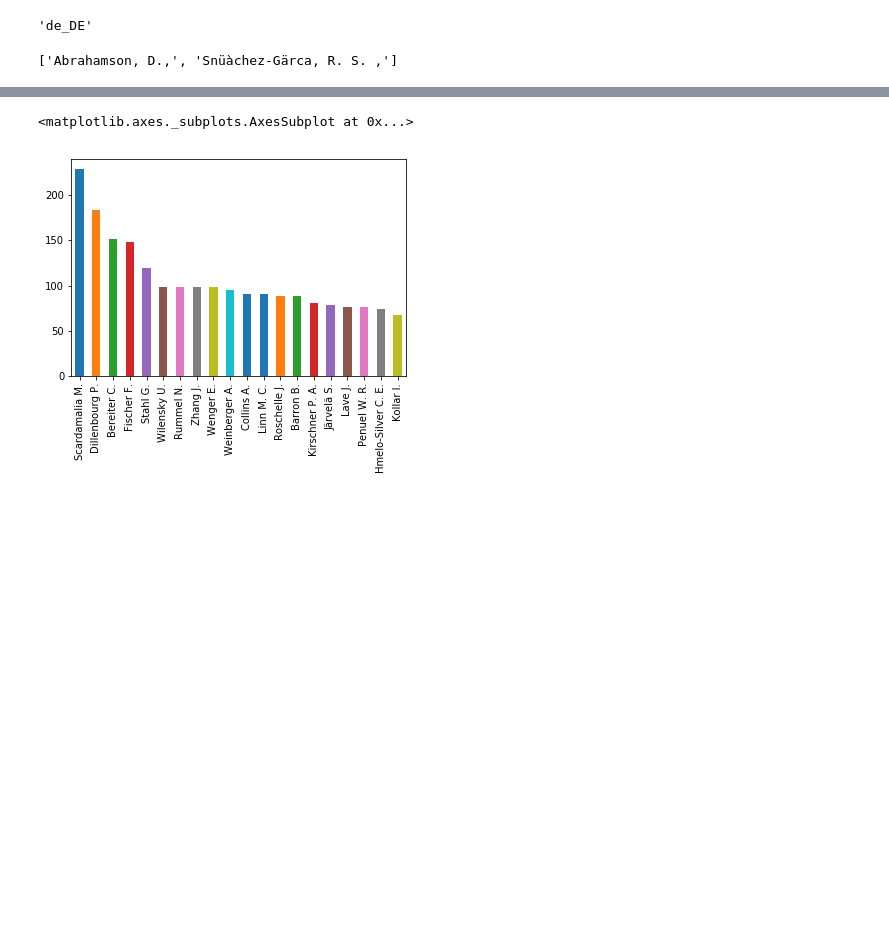
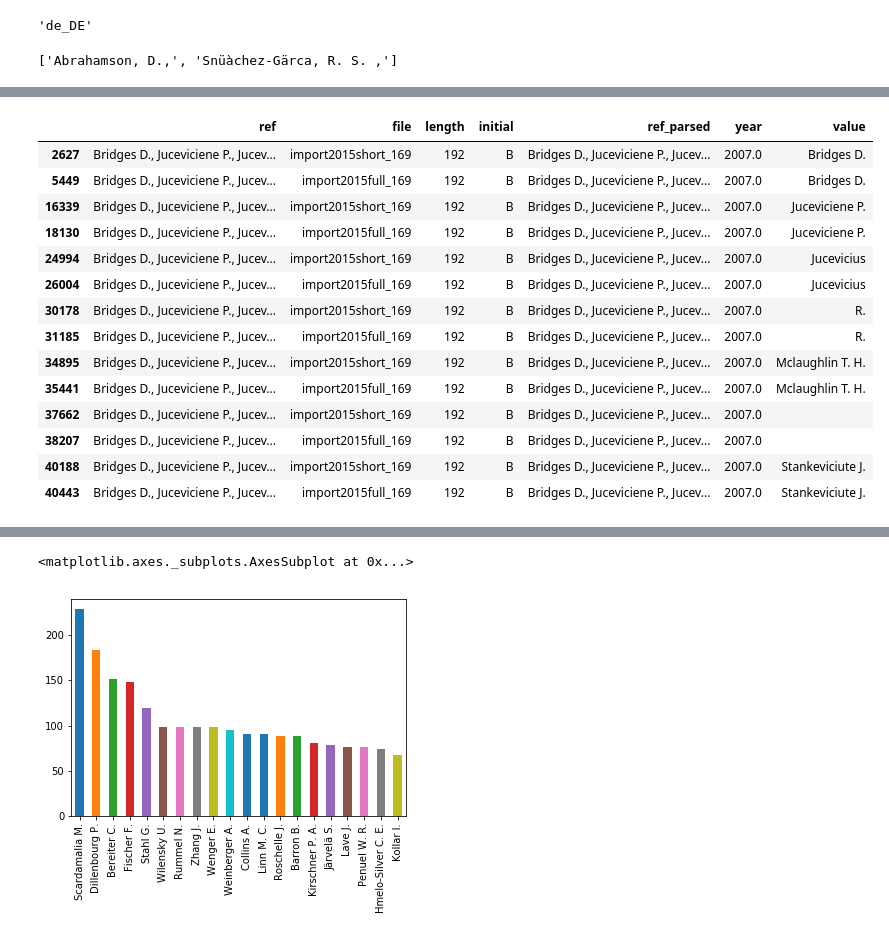
Before and after one commit to nourabassi/semester-project, a Jupyter notebook: Legacy_code/Reference extraction.ipynb, the cells around one changed output, grey strips where cells are left out. Drawn from its saved outputs; the diff is of its cells as text; code cells hidden in the pictures; blank space fills up the shorter version.

Commit message:
fixed some more parsing!
names are parsed better now. Still some unexplained bugs

```diff
--- a/Legacy_code/Reference extraction.ipynb
+++ b/Legacy_code/Reference extraction.ipynb
@@ -577,0 +573,7 @@ authors = references_df[~references_df.ref_parsed.isna()].ref_parsed.map(lambda
+# %%
+#extract authors and clean strings a bit
+author_split = r'([\p{L}\-]*[\,] [\p{L}\.\ \-]*[\&\,\.]?)'
+author_split_2 = r'([\p{L}\-\.\ ]* [\p{L}\. \ \-]*[\,\.]?)'
+
+regex.search(author_split_2, 'Abrahamson D., Snüàchez-Gärca R. S. ,')
+regex.findall(author_split_2, 'Selwyn N. (2007)')
@@ -578,5 +582,31 @@ authors = references_df[~references_df.ref_parsed.isna()].ref_parsed.map(lambda
+# %%
+def extract_author(text):
+    if regex.match('^([\p{L}\ \-]*\p{Lu}\.\,)', text):
+        split = [a.replace(',', '').replace('&', '').rstrip() for a in regex.findall(
+            author_split_2, text[:text.find('(')])]
+        return split
+    else:
+        split = [a.replace(',', '').replace('&', '').rstrip() for a in regex.findall(author_split, text[:text.find('(')])]
+        tmp = []
+        if len(split) == 1:
+            return split
+
+        for f, s in zip(split[:-1], split[1:]):
+            if len(s) == 1:
+                tmp.append(f + s)
+            else:
+                tmp.append(s)
+                tmp.append(f)
+
+        if len(split) == 0:
+            return [a.replace(',', '').replace('&', '').rstrip() for a in regex.findall(
+            author_split_2, text[:text.find('(')])]
+
+        if len(tmp) == 0:
+            return split
+        return tmp
 # %%
-references_df['authors'] =  references_df[~references_df.ref_parsed.isna()].ref_parsed.map(lambda x: [a.replace(',', '').replace('&', '').rstrip() for a in regex.findall(author_split, x)] )
+references_df['authors'] =  references_df[~references_df.ref_parsed.isna()].ref_parsed.map(lambda x: extract_author(x))
 
 tags = references_df.authors.apply(pd.Series)
 tags = tags.rename(columns = lambda x : 'tag_' + str(x))
@@ -601,3 +675,21 @@ ex.ref.tolist()
+# %%
+df[df.ref == 'Bridges D., Juceviciene P., Jucevicius, R., Mclaughlin T. H., & Stankeviciute J. (2007). Higher education and national development: Universities and societies in transition. London: Routledge.']
+# %% [output]
+|  | ref | file | length | initial | ref_parsed | year | value |
+| 2627 | Bridges D., Juceviciene P., Jucev... | import2015short_169 | 192 | B | Bridges D., Juceviciene P., Jucev... | 2007.0 | Bridges D. |
+| 5449 | Bridges D., Juceviciene P., Jucev... | import2015full_169 | 192 | B | Bridges D., Juceviciene P., Jucev... | 2007.0 | Bridges D. |
+| 16339 | Bridges D., Juceviciene P., Jucev... | import2015short_169 | 192 | B | Bridges D., Juceviciene P., Jucev... | 2007.0 | Juceviciene P. |
+| 18130 | Bridges D., Juceviciene P., Jucev... | import2015full_169 | 192 | B | Bridges D., Juceviciene P., Jucev... | 2007.0 | Juceviciene P. |
+| 24994 | Bridges D., Juceviciene P., Jucev... | import2015short_169 | 192 | B | Bridges D., Juceviciene P., Jucev... | 2007.0 | Jucevicius |
+| 26004 | Bridges D., Juceviciene P., Jucev... | import2015full_169 | 192 | B | Bridges D., Juceviciene P., Jucev... | 2007.0 | Jucevicius |
+| 30178 | Bridges D., Juceviciene P., Jucev... | import2015short_169 | 192 | B | Bridges D., Juceviciene P., Jucev... | 2007.0 | R. |
+| 31185 | Bridges D., Juceviciene P., Jucev... | import2015full_169 | 192 | B | Bridges D., Juceviciene P., Jucev... | 2007.0 | R. |
+| 34895 | Bridges D., Juceviciene P., Jucev... | import2015short_169 | 192 | B | Bridges D., Juceviciene P., Jucev... | 2007.0 | Mclaughlin T. H. |
+| 35441 | Bridges D., Juceviciene P., Jucev... | import2015full_169 | 192 | B | Bridges D., Juceviciene P., Jucev... | 2007.0 | Mclaughlin T. H. |
+| 37662 | Bridges D., Juceviciene P., Jucev... | import2015short_169 | 192 | B | Bridges D., Juceviciene P., Jucev... | 2007.0 |  |
+| 38207 | Bridges D., Juceviciene P., Jucev... | import2015full_169 | 192 | B | Bridges D., Juceviciene P., Jucev... | 2007.0 |  |
+| 40188 | Bridges D., Juceviciene P., Jucev... | import2015short_169 | 192 | B | Bridges D., Juceviciene P., Jucev... | 2007.0 | Stankeviciute J. |
+| 40443 | Bridges D., Juceviciene P., Jucev... | import2015full_169 | 192 | B | Bridges D., Juceviciene P., Jucev... | 2007.0 | Stankeviciute J. |
 # %%
 ex.value.tolist()
 # %% [output]
```
Also changed, not shown: parts of 12 cells of this notebook, 6 other files.
